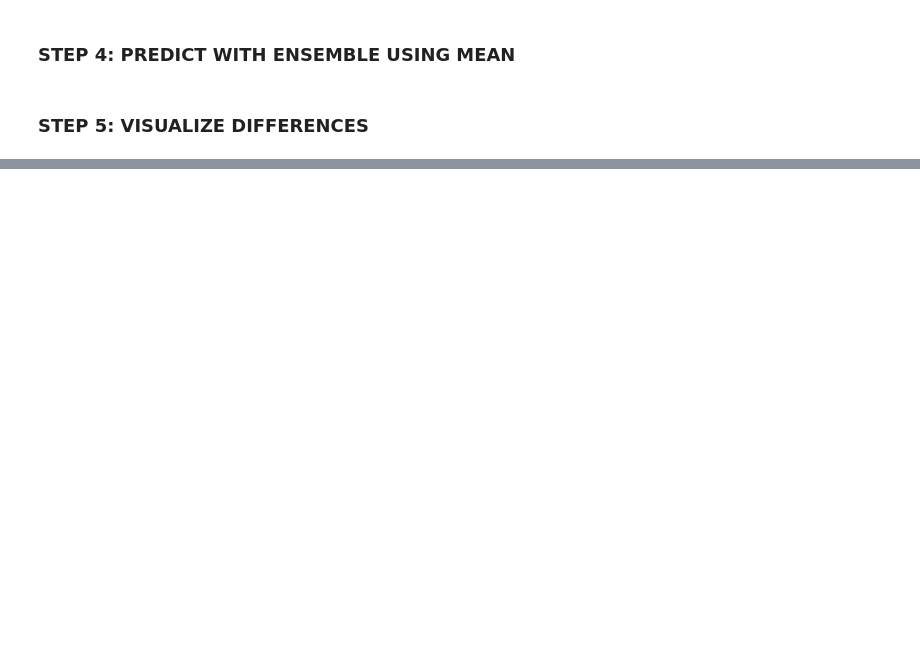
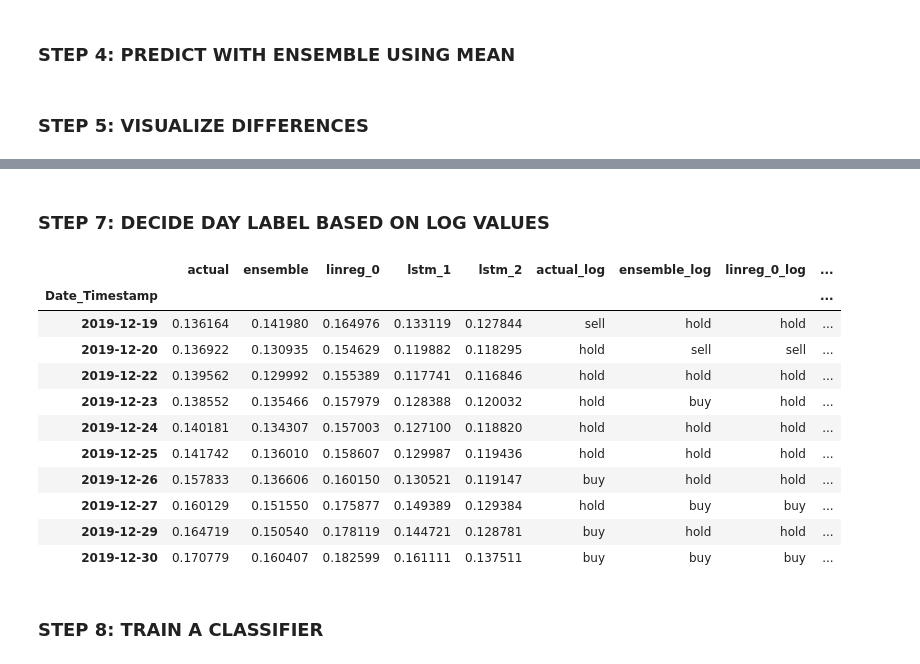
Before and after one commit to DSSaV/pipeline, a Jupyter notebook: manager.ipynb, the cells around one changed output, grey strips where cells are left out. Saved outputs shown, nothing was run; the diff lists cells and outputs as text; code cells hidden in the pictures; blank space fills up the shorter version.

Commit message:
messy classifier example

```diff
--- a/manager.ipynb
+++ b/manager.ipynb
@@ -176,0 +209,2 @@ storage.save_ensemble({
+# %% [markdown]
+### STEP 7: DECIDE DAY LABEL BASED ON LOG VALUES
@@ -176,0 +213,35 @@ storage.save_ensemble({
+# %%
+def decide(columns, dataframe):
+
+    # PLACEHOLDER
+    decisions = []
+
+    # FIND THE POPULAR VOTE FOR EACH ROW
+    for index, row in dataframe[columns].iterrows():
+        gather = Counter(list(row))
+        vote = gather.most_common()[0][0]
+
+        # APPEND POPULAR VOTE
+        decisions.append(vote)
+
+    # ADD DECISIONS AS LABEL IN DATAFRAME
+    dataframe['decision'] = decisions
+
+    return dataframe
+# %%
+test = decide(['ensemble_log', 'linreg_0_log', 'lstm_1_log', 'lstm_2_log'], classification_df)
+# %%
+test.tail(10)
+# %% [output]
+|  | actual | ensemble | linreg_0 | lstm_1 | lstm_2 | actual_log | ensemble_log | linreg_0_log | ... |
+| Date_Timestamp |  |  |  |  |  |  |  |  | ... |
+| 2019-12-19 | 0.136164 | 0.141980 | 0.164976 | 0.133119 | 0.127844 | sell | hold | hold | ... |
+| 2019-12-20 | 0.136922 | 0.130935 | 0.154629 | 0.119882 | 0.118295 | hold | sell | sell | ... |
+| 2019-12-22 | 0.139562 | 0.129992 | 0.155389 | 0.117741 | 0.116846 | hold | hold | hold | ... |
+| 2019-12-23 | 0.138552 | 0.135466 | 0.157979 | 0.128388 | 0.120032 | hold | buy | hold | ... |
+| 2019-12-24 | 0.140181 | 0.134307 | 0.157003 | 0.127100 | 0.118820 | hold | hold | hold | ... |
+| 2019-12-25 | 0.141742 | 0.136010 | 0.158607 | 0.129987 | 0.119436 | hold | hold | hold | ... |
+| 2019-12-26 | 0.157833 | 0.136606 | 0.160150 | 0.130521 | 0.119147 | buy | hold | hold | ... |
+| 2019-12-27 | 0.160129 | 0.151550 | 0.175877 | 0.149389 | 0.129384 | hold | buy | buy | ... |
+| 2019-12-29 | 0.164719 | 0.150540 | 0.178119 | 0.144721 | 0.128781 | buy | hold | hold | ... |
+| 2019-12-30 | 0.170779 | 0.160407 | 0.182599 | 0.161111 | 0.137511 | buy | buy | buy | ... |
@@ -176,0 +250,2 @@ storage.save_ensemble({
+# %% [markdown]
+### STEP 8: TRAIN A CLASSIFIER
```
Also changed, not shown: parts of 49 cells of this notebook, 20 other files.
